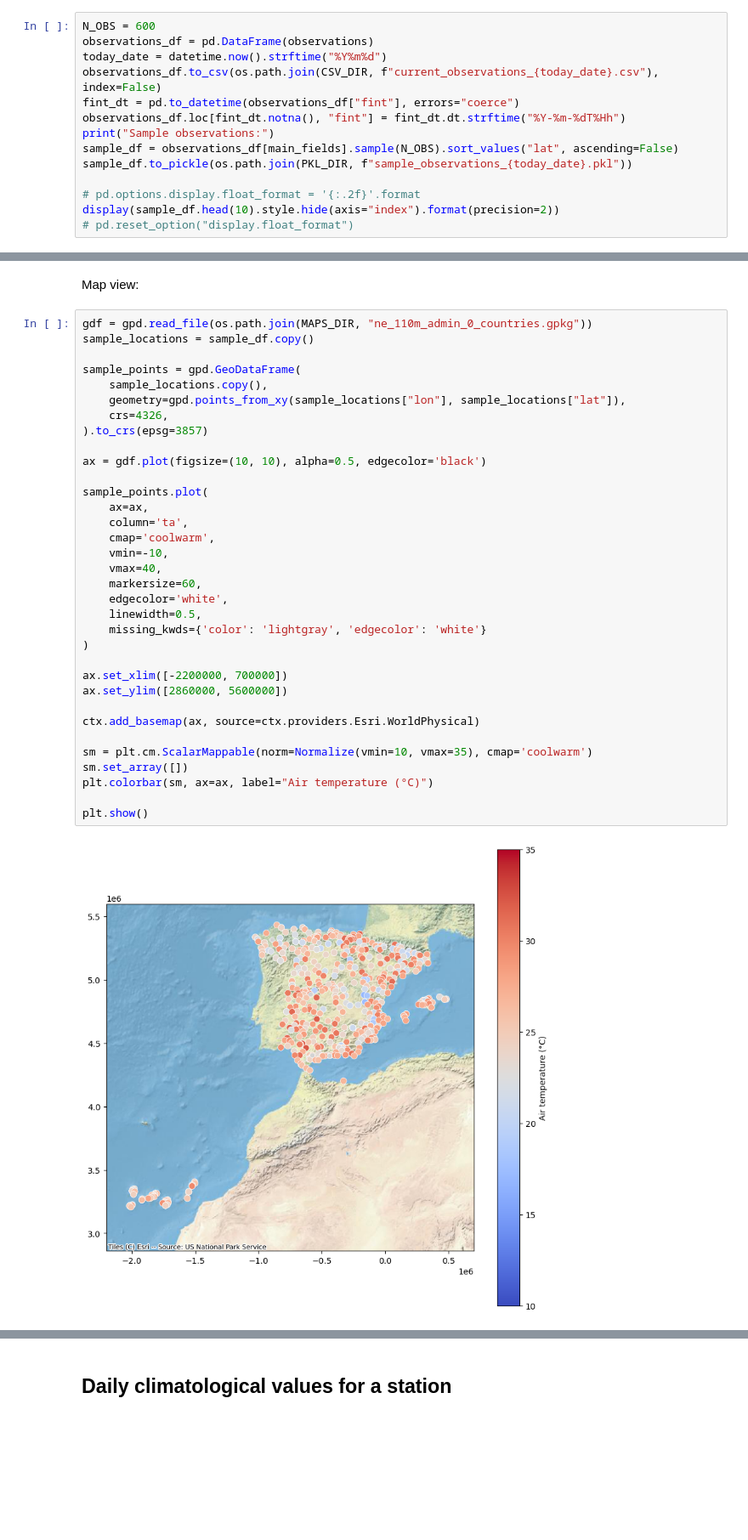
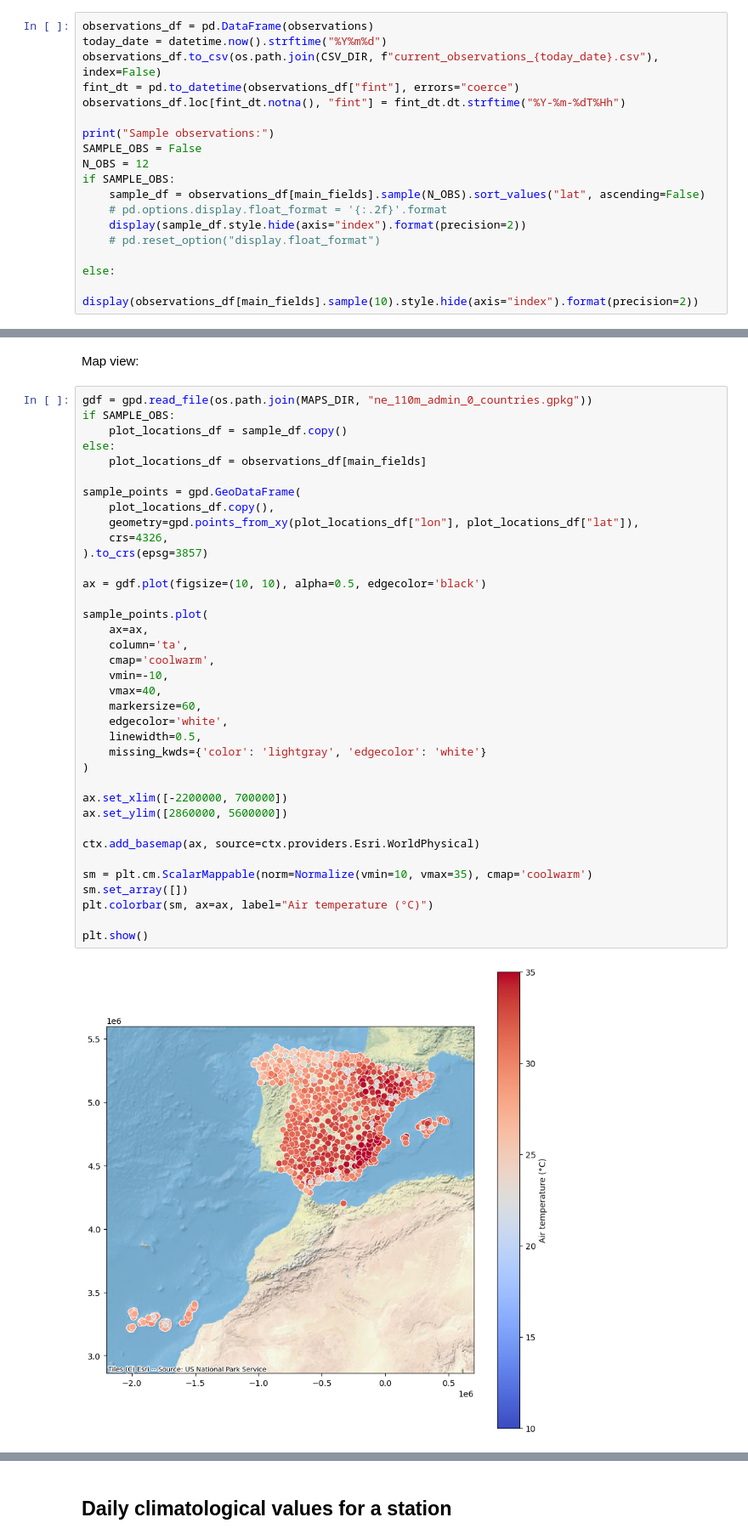
Before and after one commit to reddgr/energy-price-forecasting-in-power-grids, a Jupyter notebook: notebooks/04_AEMET_OpenData.ipynb, the cells around one changed output, grey strips where cells are left out. Shown at 85% size. Cells and saved outputs as stored; diff of their text form; blank space fills up the shorter version.

Commit message:
new function with end_date

```diff
--- a/notebooks/04_AEMET_OpenData.ipynb
+++ b/notebooks/04_AEMET_OpenData.ipynb
@@ -198,19 +198,23 @@ ta: Temperatura instantánea del aire correspondiente a la fecha dada por 'fint'
 dmax: Dirección del viento máximo registrado en los 60 minutos anteriores a la hora indicada por 'fint' (grados)
 hr: Humedad relativa instantánea del aire correspondiente a la fecha dada por 'fint' (%)
 # %%
-N_OBS = 600
 observations_df = pd.DataFrame(observations)
 today_date = datetime.now().strftime("%Y%m%d")
 observations_df.to_csv(os.path.join(CSV_DIR, f"current_observations_{today_date}.csv"), index=False)
 fint_dt = pd.to_datetime(observations_df["fint"], errors="coerce")
 observations_df.loc[fint_dt.notna(), "fint"] = fint_dt.dt.strftime("%Y-%m-%dT%Hh")
+
 print("Sample observations:")
-sample_df = observations_df[main_fields].sample(N_OBS).sort_values("lat", ascending=False)
-sample_df.to_pickle(os.path.join(PKL_DIR, f"sample_observations_{today_date}.pkl"))
+SAMPLE_OBS = False
+N_OBS = 12
+if SAMPLE_OBS:
+    sample_df = observations_df[main_fields].sample(N_OBS).sort_values("lat", ascending=False)
+    # pd.options.display.float_format = '{:.2f}'.format
+    display(sample_df.style.hide(axis="index").format(precision=2))
+    # pd.reset_option("display.float_format")
 
-# pd.options.display.float_format = '{:.2f}'.format
-display(sample_df.head(10).style.hide(axis="index").format(precision=2))
-# pd.reset_option("display.float_format")
+else:
+    display(observations_df[main_fields].sample(10).style.hide(axis="index").format(precision=2))
 # %% [output]
 Sample observations:
 | idema | fint | ubi | lon | lat | prec | ta | dmax | hr |
@@ -228,38 +232,41 @@ Sample observations:
 Map view:
 # %%
 gdf = gpd.read_file(os.path.join(MAPS_DIR, "ne_110m_admin_0_countries.gpkg"))
-sample_locations = sample_df.copy()
+if SAMPLE_OBS:
+    plot_locations_df = sample_df.copy()
+else:
+    plot_locations_df = observations_df[main_fields]
 
 sample_points = gpd.GeoDataFrame(
-    sample_locations.copy(),
-    geometry=gpd.points_from_xy(sample_locations["lon"], sample_locations["lat"]),
+    plot_locations_df.copy(),
+    geometry=gpd.points_from_xy(plot_locations_df["lon"], plot_locations_df["lat"]),
     crs=4326,
 ).to_crs(epsg=3857)
 
 ax = gdf.plot(figsize=(10, 10), alpha=0.5, edgecolor='black')
 
 sample_points.plot(
     ax=ax,
     column='ta',
     cmap='coolwarm',
     vmin=-10,
     vmax=40,
     markersize=60,
     edgecolor='white',
     linewidth=0.5,
     missing_kwds={'color': 'lightgray', 'edgecolor': 'white'}
 )
 
 ax.set_xlim([-2200000, 700000])
 ax.set_ylim([2860000, 5600000])
 
 ctx.add_basemap(ax, source=ctx.providers.Esri.WorldPhysical)
 
 sm = plt.cm.ScalarMappable(norm=Normalize(vmin=10, vmax=35), cmap='coolwarm')
 sm.set_array([])
 plt.colorbar(sm, ax=ax, label="Air temperature (°C)")
 
 plt.show()
 # %% [output]
-[figure, old version]
+[figure, new version]
 # %%
```
Also changed, not shown: parts of 7 cells of this notebook, 3 other files.
